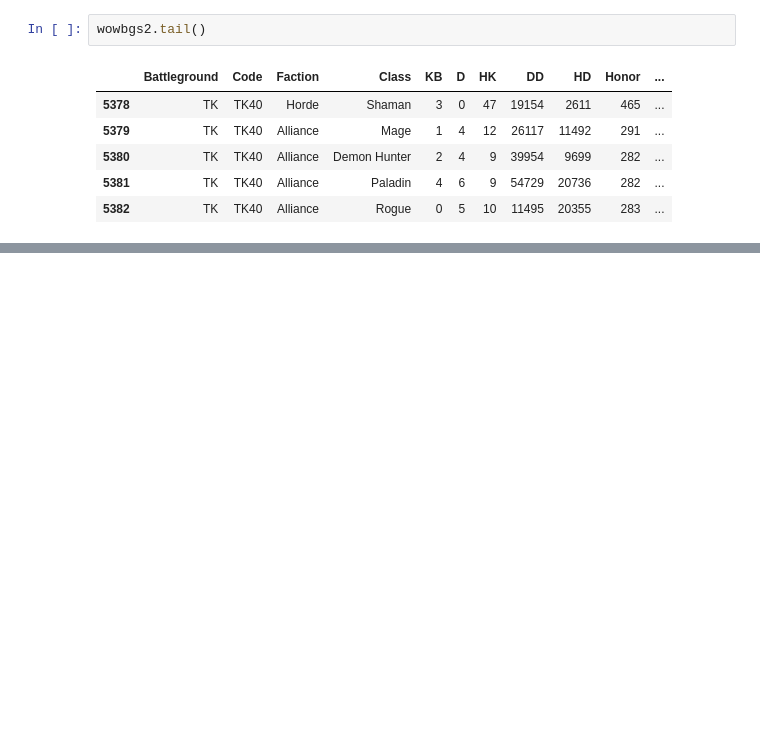
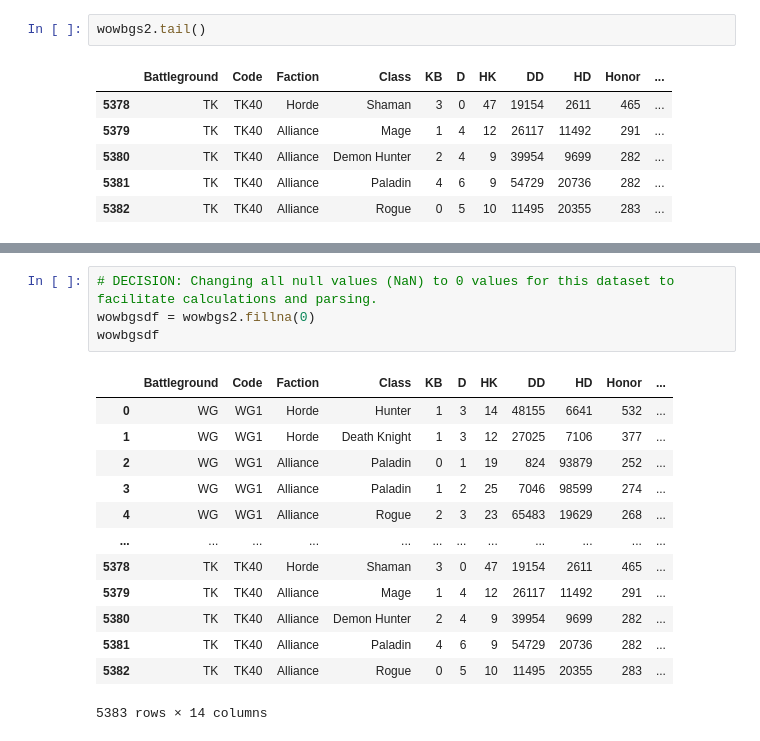
Before and after one commit to Aurelila/wow_data, a Jupyter notebook: world-of-warcraft-bg-dataset.ipynb, the cells around one changed output, grey strips where cells are left out. Cells and saved outputs as stored; diff of their text form; blank space fills up the shorter version.

```diff
--- a/world-of-warcraft-bg-dataset.ipynb
+++ b/world-of-warcraft-bg-dataset.ipynb
@@ -90,0 +136,18 @@ wowbgs2.describe()
+# %%
+# DECISION: Changing all null values (NaN) to 0 values for this dataset to facilitate calculations and parsing.
+wowbgsdf = wowbgs2.fillna(0)
+wowbgsdf
+# %% [output]
+|  | Battleground | Code | Faction | Class | KB | D | HK | DD | HD | Honor | ... |
+| 0 | WG | WG1 | Horde | Hunter | 1 | 3 | 14 | 48155 | 6641 | 532 | ... |
+| 1 | WG | WG1 | Horde | Death Knight | 1 | 3 | 12 | 27025 | 7106 | 377 | ... |
+| 2 | WG | WG1 | Alliance | Paladin | 0 | 1 | 19 | 824 | 93879 | 252 | ... |
+| 3 | WG | WG1 | Alliance | Paladin | 1 | 2 | 25 | 7046 | 98599 | 274 | ... |
+| 4 | WG | WG1 | Alliance | Rogue | 2 | 3 | 23 | 65483 | 19629 | 268 | ... |
+| ... | ... | ... | ... | ... | ... | ... | ... | ... | ... | ... | ... |
+| 5378 | TK | TK40 | Horde | Shaman | 3 | 0 | 47 | 19154 | 2611 | 465 | ... |
+| 5379 | TK | TK40 | Alliance | Mage | 1 | 4 | 12 | 26117 | 11492 | 291 | ... |
+| 5380 | TK | TK40 | Alliance | Demon Hunter | 2 | 4 | 9 | 39954 | 9699 | 282 | ... |
+| 5381 | TK | TK40 | Alliance | Paladin | 4 | 6 | 9 | 54729 | 20736 | 282 | ... |
+| 5382 | TK | TK40 | Alliance | Rogue | 0 | 5 | 10 | 11495 | 20355 | 283 | ... |
+5383 rows × 14 columns
```
Also changed, not shown: parts of 6 cells of this notebook.
